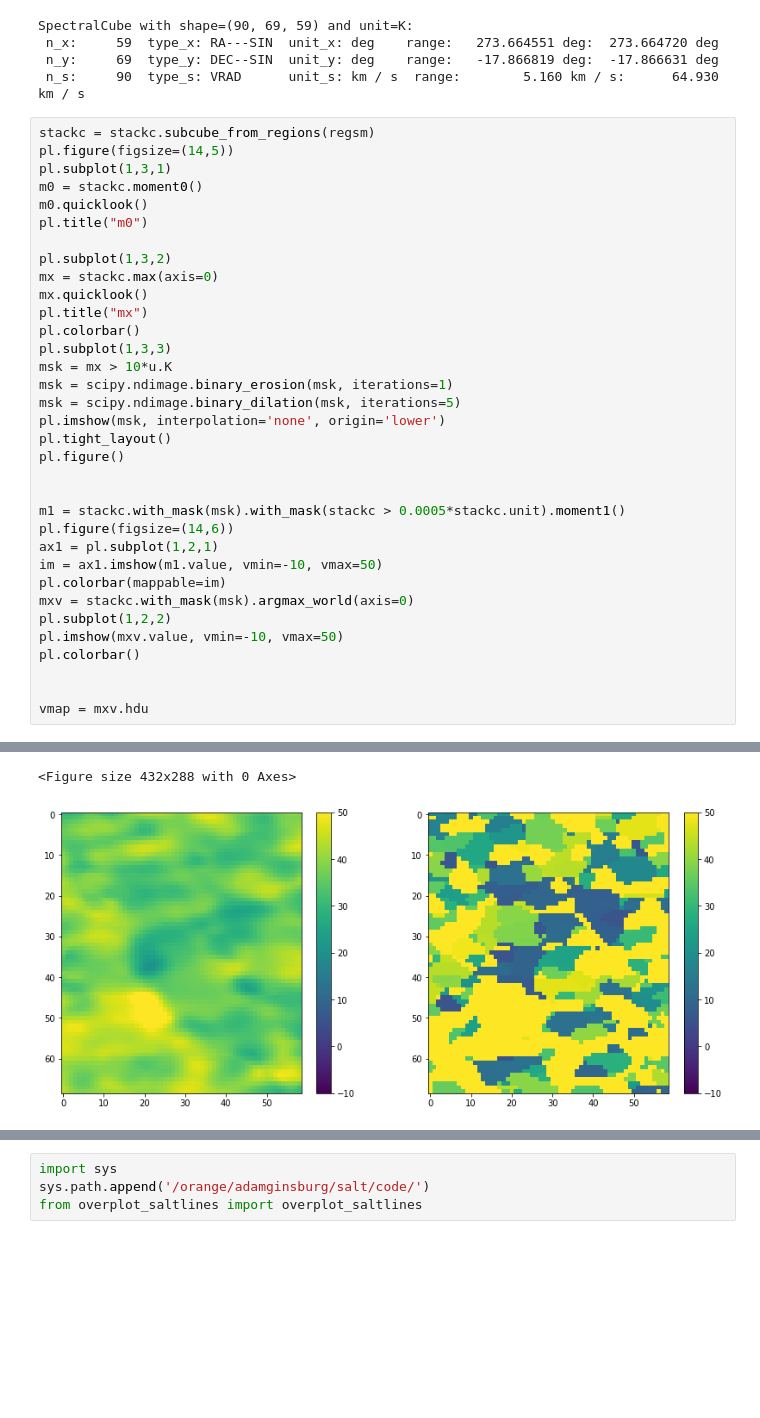
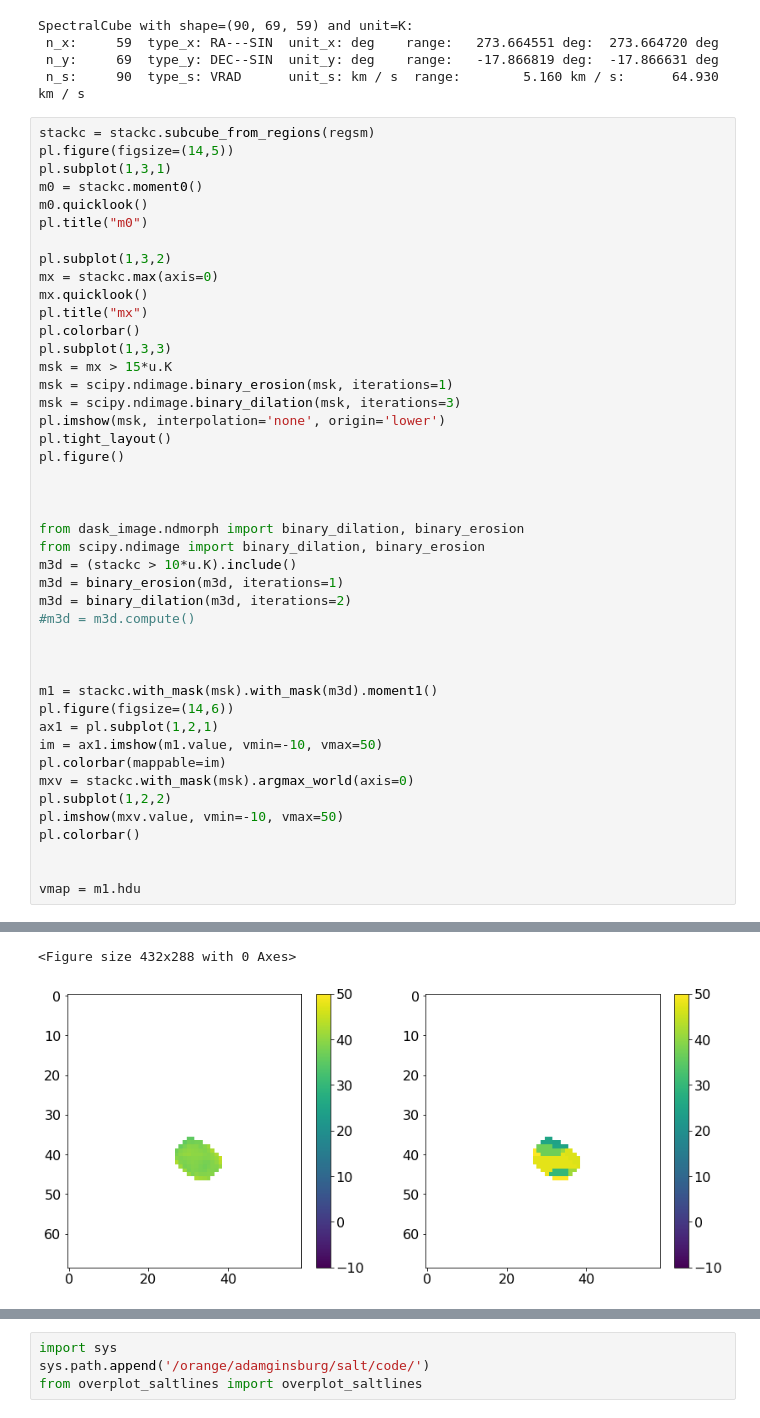
Before and after one commit to keflavich/saltmining, a Jupyter notebook: notebooks/SanhuezaW33.ipynb, the cells around one changed output, grey strips where cells are left out. Saved outputs shown, nothing was run; the diff lists cells and outputs as text; blank space fills up the shorter version.

```diff
--- a/notebooks/SanhuezaW33.ipynb
+++ b/notebooks/SanhuezaW33.ipynb
@@ -295,15 +301,25 @@ mx.quicklook()
 pl.title("mx")
 pl.colorbar()
 pl.subplot(1,3,3)
-msk = mx > 10*u.K
+msk = mx > 15*u.K
 msk = scipy.ndimage.binary_erosion(msk, iterations=1)
-msk = scipy.ndimage.binary_dilation(msk, iterations=5)
+msk = scipy.ndimage.binary_dilation(msk, iterations=3)
 pl.imshow(msk, interpolation='none', origin='lower')
 pl.tight_layout()
 pl.figure()
 
 
-m1 = stackc.with_mask(msk).with_mask(stackc > 0.0005*stackc.unit).moment1()
+
+from dask_image.ndmorph import binary_dilation, binary_erosion
+from scipy.ndimage import binary_dilation, binary_erosion
+m3d = (stackc > 10*u.K).include()
+m3d = binary_erosion(m3d, iterations=1)
+m3d = binary_dilation(m3d, iterations=2)
+#m3d = m3d.compute()
+
+
+
+m1 = stackc.with_mask(msk).with_mask(m3d).moment1()
 pl.figure(figsize=(14,6))
 ax1 = pl.subplot(1,2,1)
 im = ax1.imshow(m1.value, vmin=-10, vmax=50)
@@ -314,6 +330,6 @@ pl.imshow(mxv.value, vmin=-10, vmax=50)
 pl.colorbar()
 
 
-vmap = mxv.hdu
+vmap = m1.hdu
 # %% [output]
 WARNING: PossiblySlowWarning: This function (<function BaseSpectralCube.max at 0x...>) requires loading the entire cube into memory and may therefore be slow. [spectral_cube.utils]
@@ -323,4 +340,4 @@ WARNING: PossiblySlowWarning: This function (<function BaseSpectralCube.argmax a
 <Figure size 432x288 with 0 Axes>
-[figure, old version]
+[figure, new version]
 # %%
 # try creating a vmap based on another line (water)
```
Also changed, not shown: parts of 10 cells of this notebook, 3 other files.
